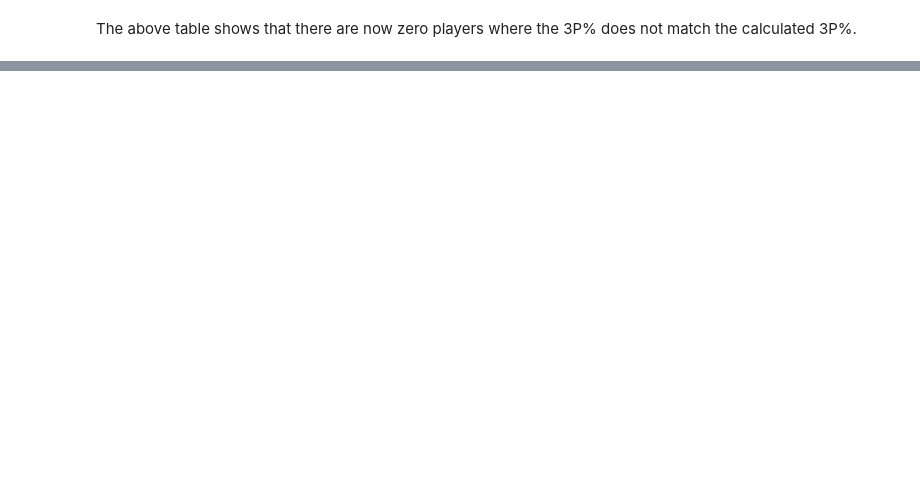
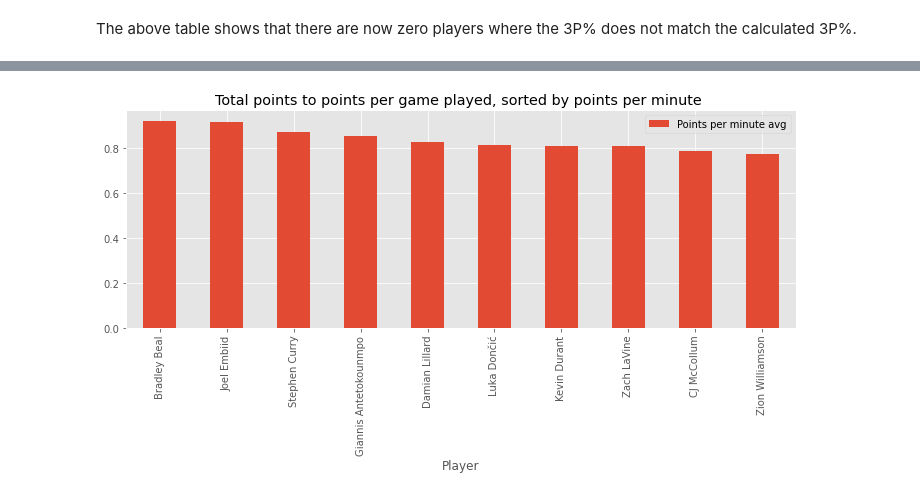
Before and after one commit to s3717566/prac-data-science-a1, a Jupyter notebook: assignment1_TEMPLATE.ipynb, the cells around one changed output, grey strips where cells are left out. Saved outputs shown, nothing was run; the diff lists cells and outputs as text; code cells hidden in the pictures; blank space fills up the shorter version.

```diff
--- a/assignment1_TEMPLATE.ipynb
+++ b/assignment1_TEMPLATE.ipynb
@@ -346,2 +354,5 @@ ax = taskthreedata.sort_values(by='Total Points (* 100 pts)', ascending=False).h
 # %%
-ax = taskthreedata.sort_values(by='Points per game avg', ascending=False).head(10).plot(title='Total points to points per game played, sorted by points per game played',stacked=False, kind='bar', figsize=(18, 4), rot='vertical')
+ax = taskthreedataMinutes.sort_values(by='Points per minute avg', ascending=False).head(10).plot(y="Points per minute avg", title='Total points to points per game played, sorted by points per minute ', stacked=False, kind='bar', figsize=(12, 4), rot='vertical')
+#
+# %% [output]
+[figure, added]
```
Also changed, not shown: parts of 24 cells of this notebook.
